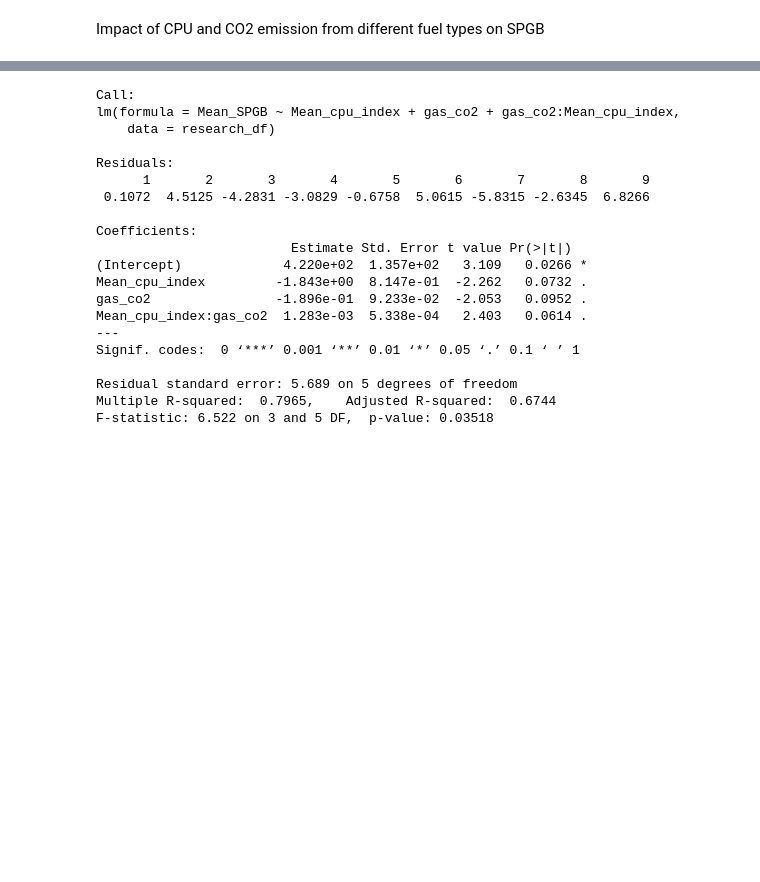
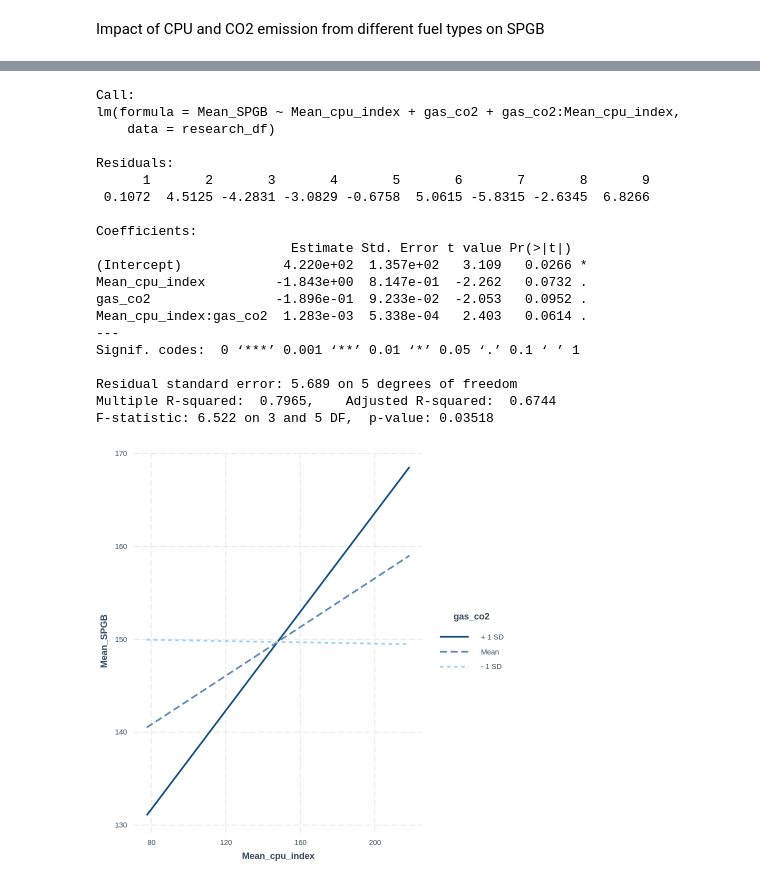
Before and after one commit to Luyun-Wei/MPA-2065-final-project, a Jupyter notebook: Final project.ipynb, the cells around one changed output, grey strips where cells are left out. Saved outputs shown, nothing was run; the diff lists cells and outputs as text; code cells hidden in the pictures; blank space fills up the shorter version.

```diff
--- a/Final project.ipynb
+++ b/Final project.ipynb
@@ -249,25 +269,28 @@ F-statistic:  5.07 on 3 and 5 DF,  p-value: 0.05624
 # %%
+# Regression analysis for the relationship between SPGB index, CPU index and CO2 emission from gas
 regression_6 <- lm(Mean_SPGB ~ Mean_cpu_index + gas_co2 + gas_co2:Mean_cpu_index, data = research_df)
 summary(regression_6)
+interact_plot(regression_6, pred = "Mean_cpu_index", modx = "gas_co2")
 # %% [output]
 Call:
 lm(formula = Mean_SPGB ~ Mean_cpu_index + gas_co2 + gas_co2:Mean_cpu_index,
     data = research_df)
 
 Residuals:
       1       2       3       4       5       6       7       8       9
  0.1072  4.5125 -4.2831 -3.0829 -0.6758  5.0615 -5.8315 -2.6345  6.8266
 
 Coefficients:
                          Estimate Std. Error t value Pr(>|t|)
 (Intercept)             4.220e+02  1.357e+02   3.109   0.0266 *
 Mean_cpu_index         -1.843e+00  8.147e-01  -2.262   0.0732 .
 gas_co2                -1.896e-01  9.233e-02  -2.053   0.0952 .
 Mean_cpu_index:gas_co2  1.283e-03  5.338e-04   2.403   0.0614 .
 ---
 Signif. codes:  0 ‘***’ 0.001 ‘**’ 0.01 ‘*’ 0.05 ‘.’ 0.1 ‘ ’ 1
 
 Residual standard error: 5.689 on 5 degrees of freedom
 Multiple R-squared:  0.7965,    Adjusted R-squared:  0.6744
 F-statistic: 6.522 on 3 and 5 DF,  p-value: 0.03518
+[figure, added]
 # %%
```
Also changed, not shown: parts of 6 cells of this notebook, 1 other file.
